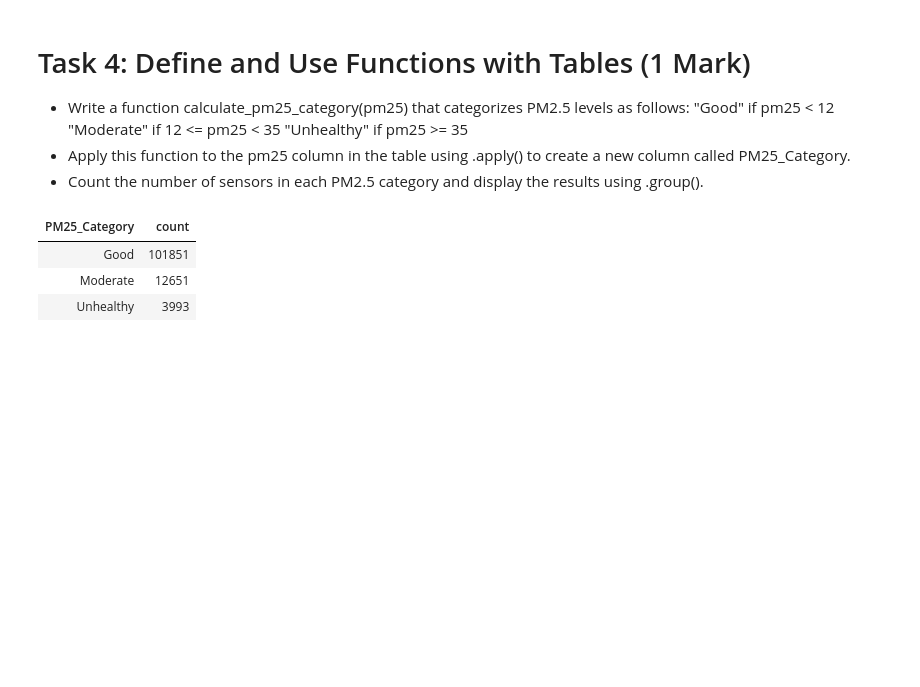
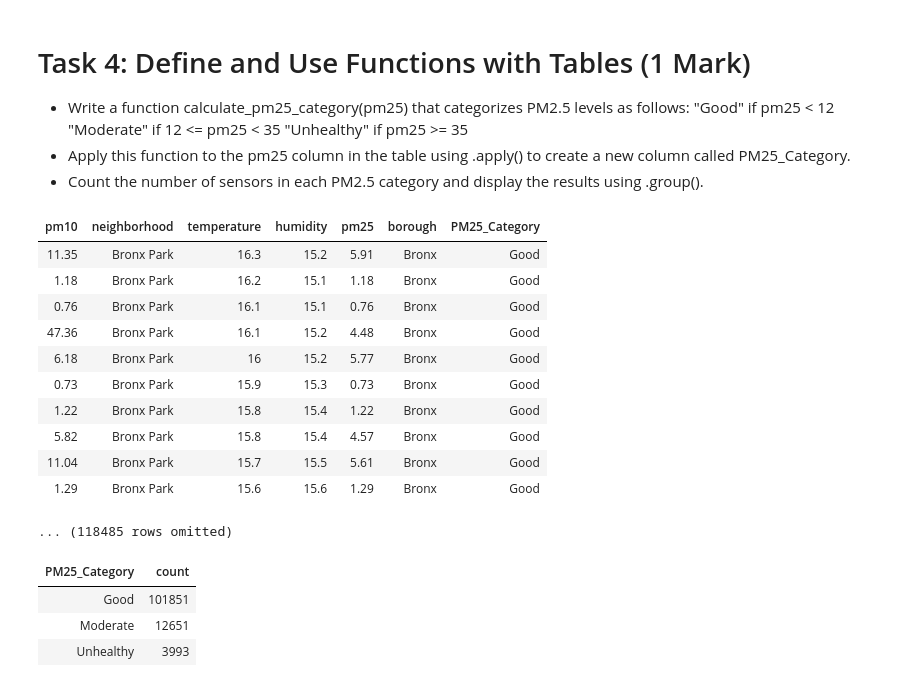
Before and after one commit to AmnaAlsuwaidi/DS, a Jupyter notebook: Activity2_questions.ipynb, the cells around one changed output. Drawn from its saved outputs; the diff is of its cells as text; code cells hidden in the pictures; blank space fills up the shorter version.

```diff
--- a/Activity2_questions.ipynb
+++ b/Activity2_questions.ipynb
@@ -262,8 +271,22 @@ def calculate_pm25_category(pm25):
 # %%
 # Apply the function to create the 'PM25_Category' column
 joined_table = joined_table.with_column(
     'PM25_Category', joined_table.apply(calculate_pm25_category, 'pm25')
 )
+joined_table
+# %% [output]
+| pm10 | neighborhood | temperature | humidity | pm25 | borough | PM25_Category |
+| 11.35 | Bronx Park | 16.3 | 15.2 | 5.91 | Bronx | Good |
+| 1.18 | Bronx Park | 16.2 | 15.1 | 1.18 | Bronx | Good |
+| 0.76 | Bronx Park | 16.1 | 15.1 | 0.76 | Bronx | Good |
+| 47.36 | Bronx Park | 16.1 | 15.2 | 4.48 | Bronx | Good |
+| 6.18 | Bronx Park | 16 | 15.2 | 5.77 | Bronx | Good |
+| 0.73 | Bronx Park | 15.9 | 15.3 | 0.73 | Bronx | Good |
+| 1.22 | Bronx Park | 15.8 | 15.4 | 1.22 | Bronx | Good |
+| 5.82 | Bronx Park | 15.8 | 15.4 | 4.57 | Bronx | Good |
+| 11.04 | Bronx Park | 15.7 | 15.5 | 5.61 | Bronx | Good |
+| 1.29 | Bronx Park | 15.6 | 15.6 | 1.29 | Bronx | Good |
+... (118485 rows omitted)
 # %%
 # Group by 'PM25_Category' and count how many time it occurr
 pm25_category_counts = joined_table.group('PM25_Category')
```
Also changed, not shown: parts of 13 cells of this notebook.
